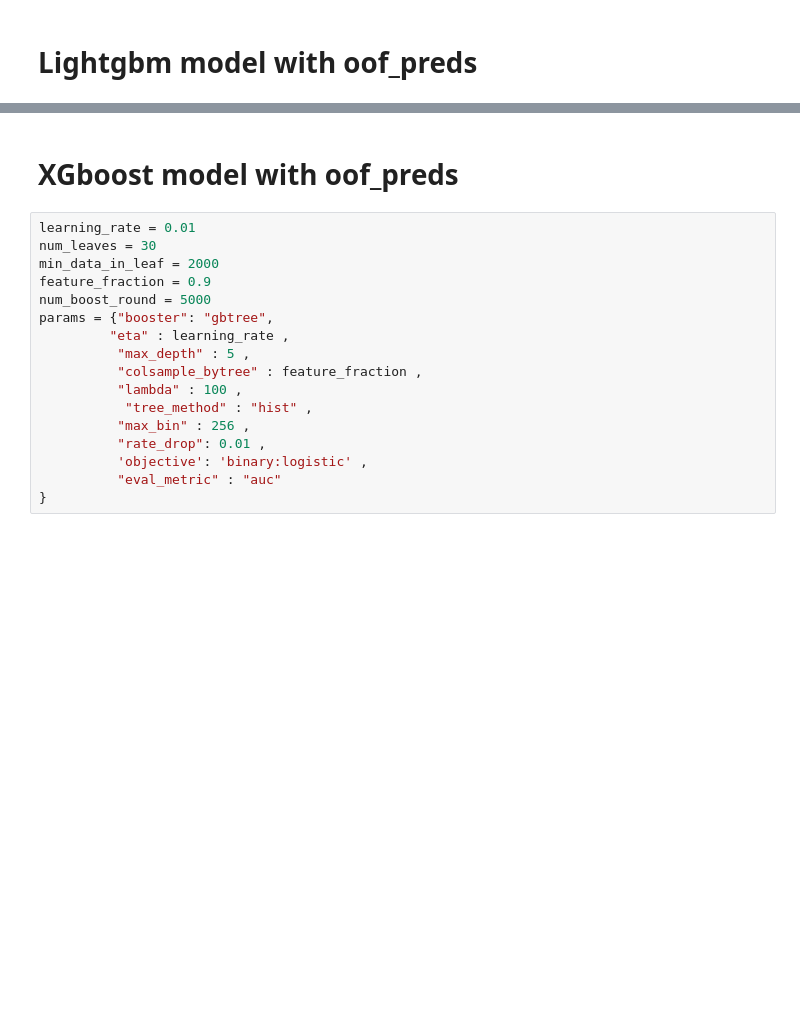
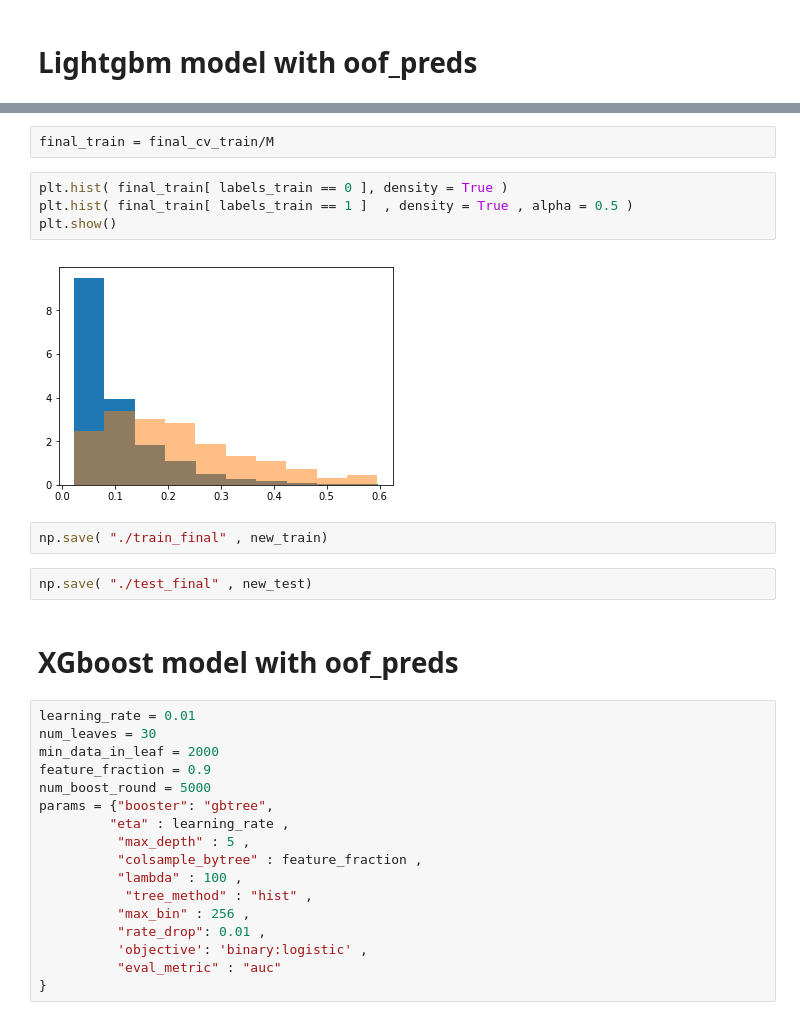
Before and after one commit to afhuertass/kaggle-homecredit, a Jupyter notebook: scripts/models_bkup.ipynb, the cells around one changed output, grey strips where cells are left out. Cells and saved outputs as stored; diff of their text form; blank space fills up the shorter version.

```diff
--- a/scripts/models_bkup.ipynb
+++ b/scripts/models_bkup.ipynb
@@ -403,3 +468,15 @@ plt.show()
+# %%
+final_train = final_cv_train/M
+# %%
+plt.hist( final_train[ labels_train == 0 ], density = True )
+plt.hist( final_train[ labels_train == 1 ]  , density = True , alpha = 0.5 )
+plt.show()
+# %% [output]
+[figure, added]
+# %%
+np.save( "./train_final" , new_train)
+# %%
+np.save( "./test_final" , new_test)
 # %% [markdown]
 # XGboost model with oof_preds
 # %%
```
Also changed, not shown: parts of 32 cells of this notebook, 11 other files.
